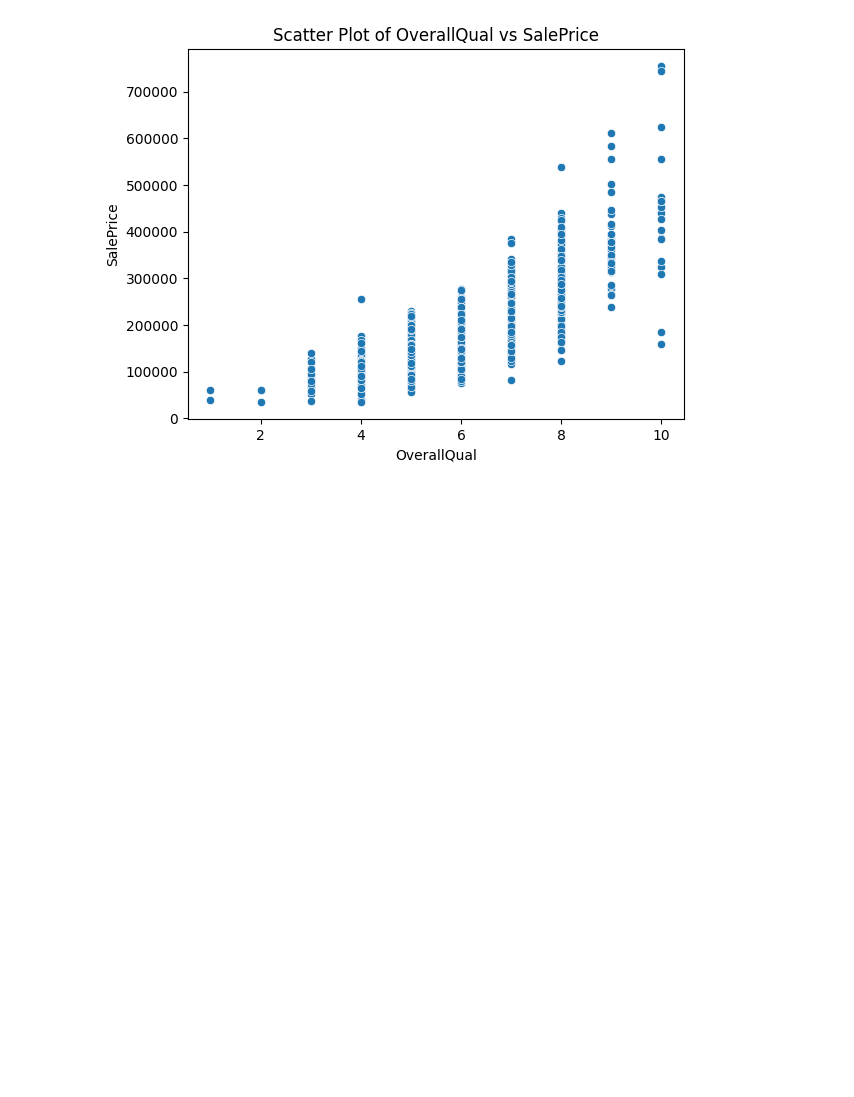
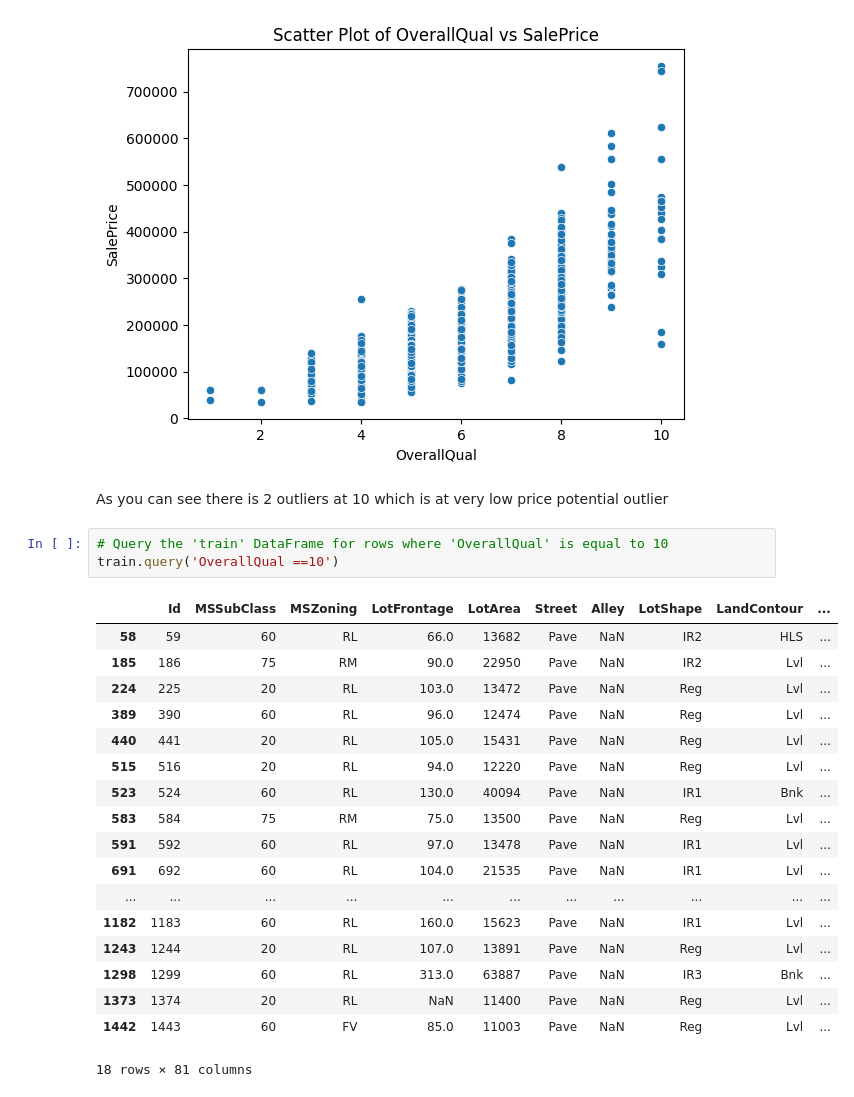
Before and after one commit to theakash07/Machine_learning, a Jupyter notebook: HousePricePrediction.ipynb, the cells around one changed output. Saved outputs shown, nothing was run; the diff lists cells and outputs as text; blank space fills up the shorter version.

```diff
--- a/HousePricePrediction.ipynb
+++ b/HousePricePrediction.ipynb
@@ -217,3 +217,28 @@ plt.title('Scatter Plot of OverallQual vs SalePrice')  # Set the title of the pl
 plt.show()  # Display the plot
 # %% [output]
 [figure]
+# %% [markdown]
+As you can see there is 2 outliers at 10 which is at very low price
+potential outlier
+# %%
+# Query the 'train' DataFrame for rows where 'OverallQual' is equal to 10
+train.query('OverallQual ==10')
+# %% [output]
+|  | Id | MSSubClass | MSZoning | LotFrontage | LotArea | Street | Alley | LotShape | LandContour | ... |
+| 58 | 59 | 60 | RL | 66.0 | 13682 | Pave | NaN | IR2 | HLS | ... |
+| 185 | 186 | 75 | RM | 90.0 | 22950 | Pave | NaN | IR2 | Lvl | ... |
+| 224 | 225 | 20 | RL | 103.0 | 13472 | Pave | NaN | Reg | Lvl | ... |
+| 389 | 390 | 60 | RL | 96.0 | 12474 | Pave | NaN | Reg | Lvl | ... |
+| 440 | 441 | 20 | RL | 105.0 | 15431 | Pave | NaN | Reg | Lvl | ... |
+| 515 | 516 | 20 | RL | 94.0 | 12220 | Pave | NaN | Reg | Lvl | ... |
+| 523 | 524 | 60 | RL | 130.0 | 40094 | Pave | NaN | IR1 | Bnk | ... |
+| 583 | 584 | 75 | RM | 75.0 | 13500 | Pave | NaN | Reg | Lvl | ... |
+| 591 | 592 | 60 | RL | 97.0 | 13478 | Pave | NaN | IR1 | Lvl | ... |
+| 691 | 692 | 60 | RL | 104.0 | 21535 | Pave | NaN | IR1 | Lvl | ... |
+| ... | ... | ... | ... | ... | ... | ... | ... | ... | ... | ... |
+| 1182 | 1183 | 60 | RL | 160.0 | 15623 | Pave | NaN | IR1 | Lvl | ... |
+| 1243 | 1244 | 20 | RL | 107.0 | 13891 | Pave | NaN | Reg | Lvl | ... |
+| 1298 | 1299 | 60 | RL | 313.0 | 63887 | Pave | NaN | IR3 | Bnk | ... |
+| 1373 | 1374 | 20 | RL | NaN | 11400 | Pave | NaN | Reg | Lvl | ... |
+| 1442 | 1443 | 60 | FV | 85.0 | 11003 | Pave | NaN | Reg | Lvl | ... |
+18 rows × 81 columns
```
